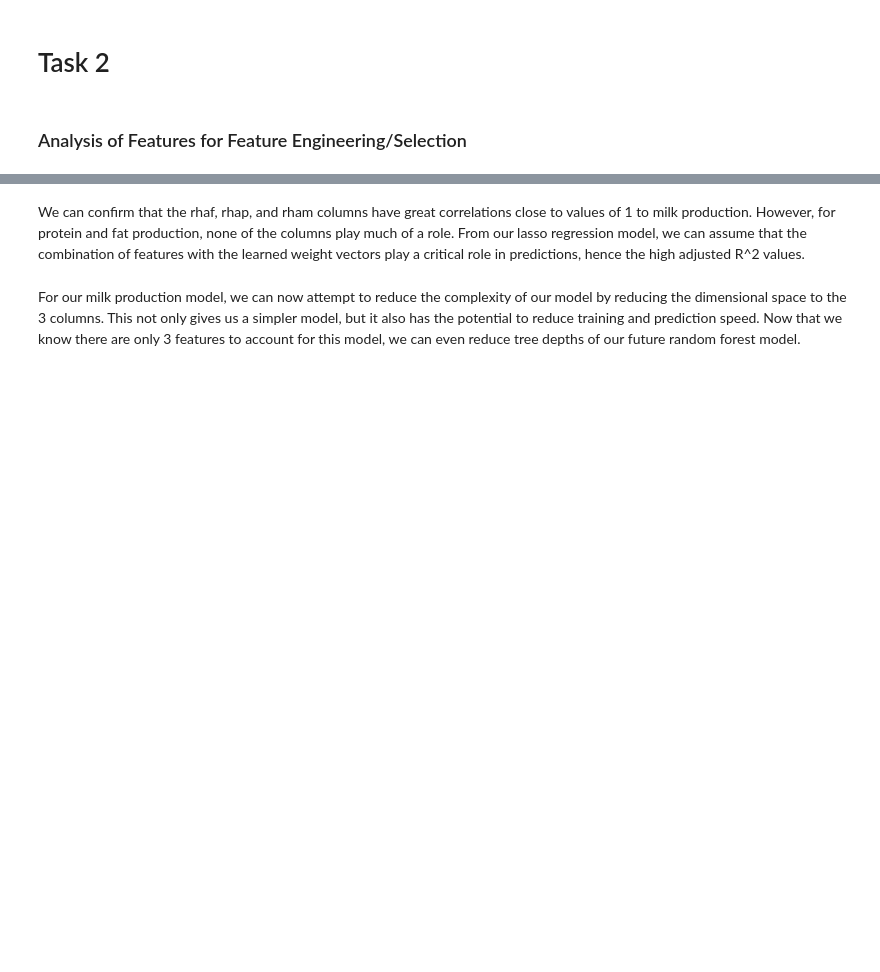
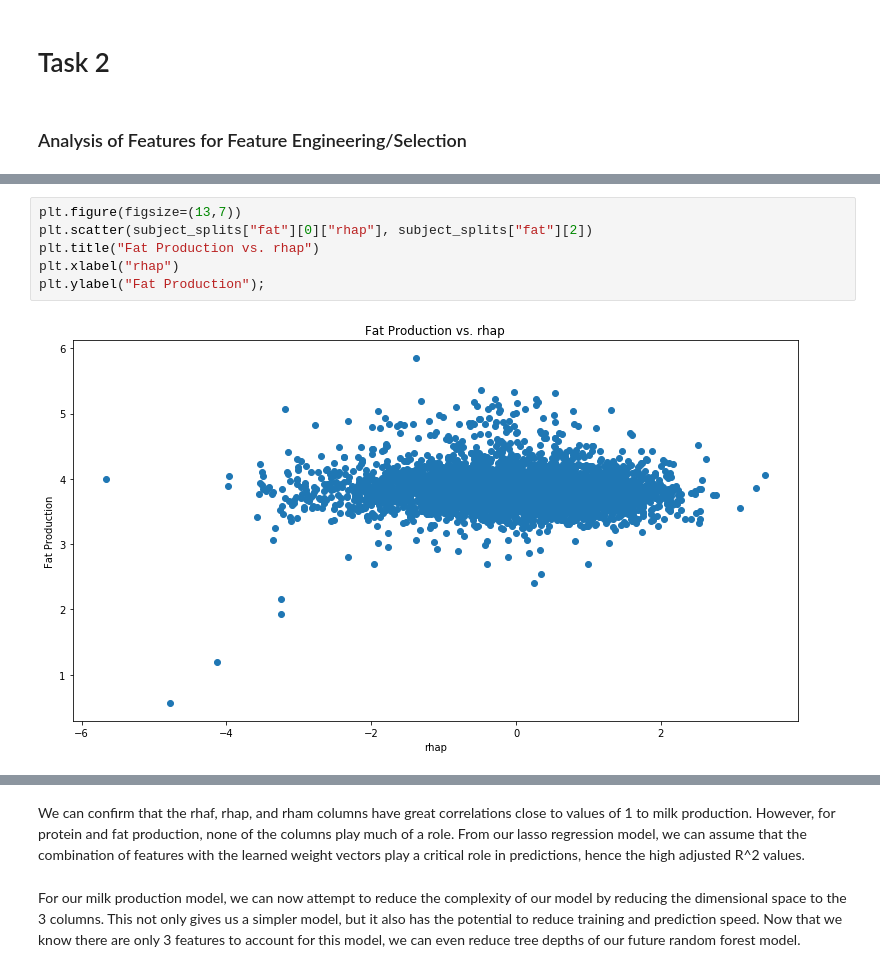
Before and after one commit to thebrianbn/cow_ml, a Jupyter notebook: milk_fat_prediction/milk_fat_analysis.ipynb, the cells around one changed output, grey strips where cells are left out. Drawn from its saved outputs; the diff is of its cells as text; blank space fills up the shorter version.

```diff
--- a/milk_fat_prediction/milk_fat_analysis.ipynb
+++ b/milk_fat_prediction/milk_fat_analysis.ipynb
@@ -309,0 +326,8 @@ plt.ylabel("Milk Production");
+# %%
+plt.figure(figsize=(13,7))
+plt.scatter(subject_splits["fat"][0]["rhap"], subject_splits["fat"][2])
+plt.title("Fat Production vs. rhap")
+plt.xlabel("rhap")
+plt.ylabel("Fat Production");
+# %% [output]
+[figure, added]
```
Also changed, not shown: parts of 24 cells of this notebook.
